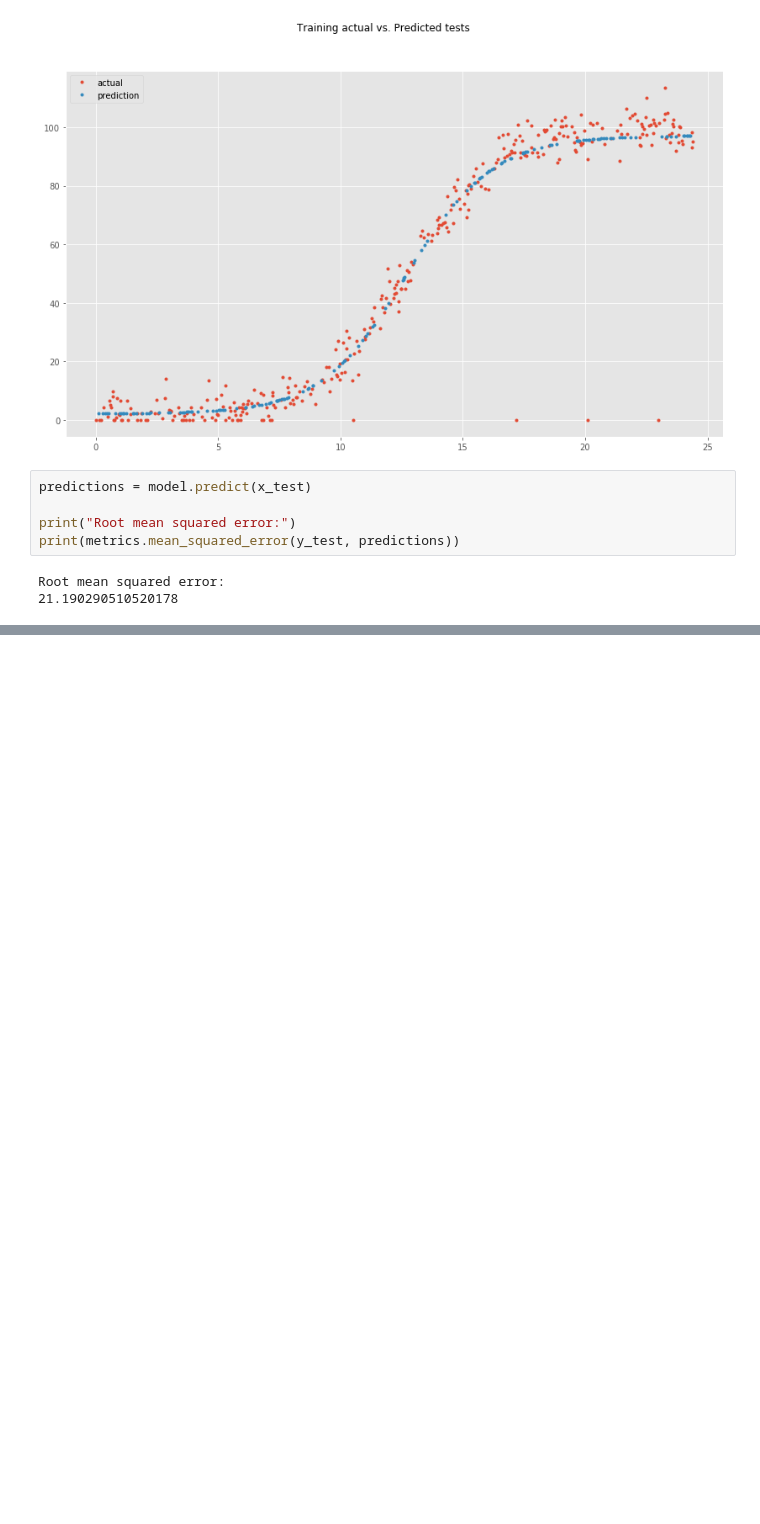
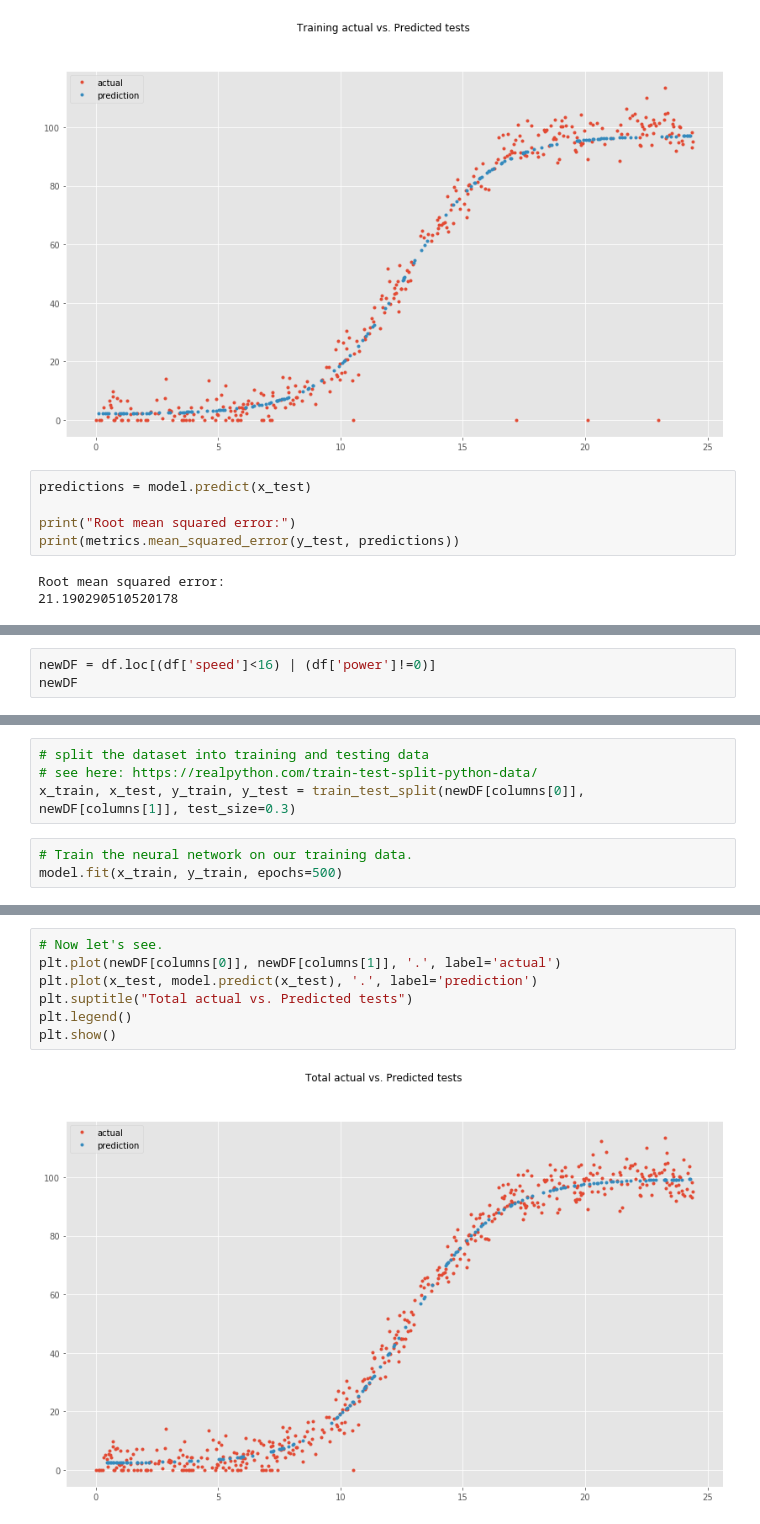
Before and after one commit to ashleycampion/GMIT_machine_learning_and_statistic_module, a Jupyter notebook: Project.ipynb, the cells around one changed output, grey strips where cells are left out. Saved outputs shown, nothing was run; the diff lists cells and outputs as text; blank space fills up the shorter version.

Commit message:
adding comparison with zero-power values removed

```diff
--- a/Project.ipynb
+++ b/Project.ipynb
@@ -153,0 +154,3 @@ Our model has a root mean square error of . This is about half of what a quadrat
+# %%
+newDF = df.loc[(df['speed']<16) | (df['power']!=0)]
+newDF
@@ -153,0 +176,7 @@ Our model has a root mean square error of . This is about half of what a quadrat
+# %%
+# split the dataset into training and testing data
+# see here: https://realpython.com/train-test-split-python-data/
+x_train, x_test, y_train, y_test = train_test_split(newDF[columns[0]], newDF[columns[1]], test_size=0.3)
+# %%
+# Train the neural network on our training data.
+model.fit(x_train, y_train, epochs=500)
@@ -153,0 +202,9 @@ Our model has a root mean square error of . This is about half of what a quadrat
+# %%
+# Now let's see.
+plt.plot(newDF[columns[0]], newDF[columns[1]], '.', label='actual')
+plt.plot(x_test, model.predict(x_test), '.', label='prediction')
+plt.suptitle("Total actual vs. Predicted tests")
+plt.legend()
+plt.show()
+# %% [output]
+[figure, added]
```
Also changed, not shown: parts of 6 cells of this notebook.
